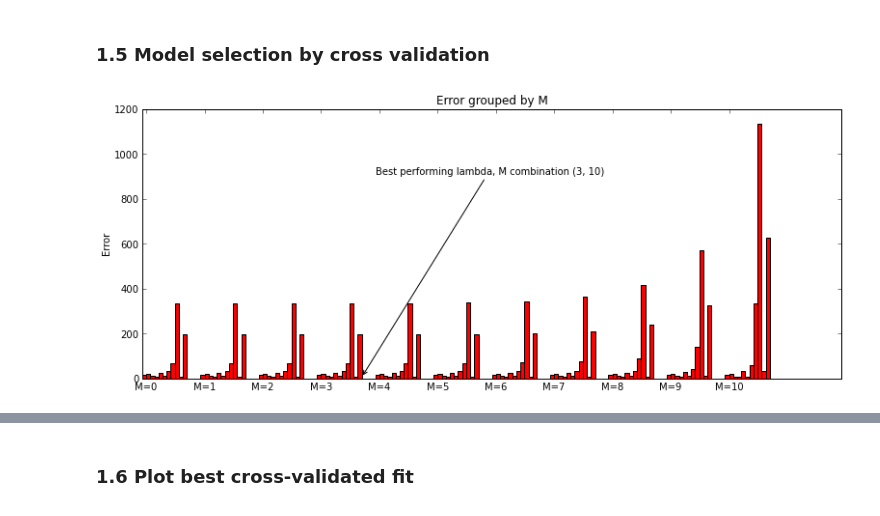
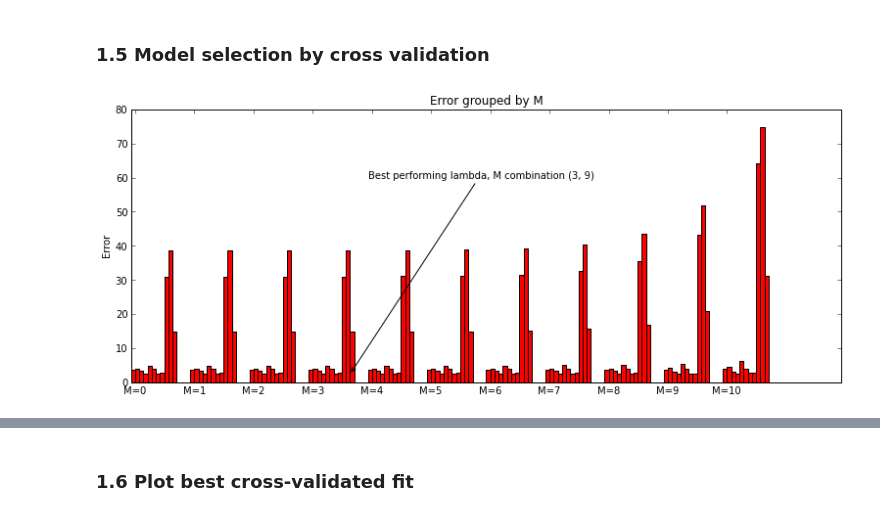
Before and after one commit to jaivalis/MLPR-Labs, a Jupyter notebook: Lab1Solutions.ipynb, the cells around one changed output, grey strips where cells are left out. Saved outputs shown, nothing was run; the diff lists cells and outputs as text; code cells hidden in the pictures.

```diff
--- a/Lab1Solutions.ipynb
+++ b/Lab1Solutions.ipynb
@@ -232,7 +232,7 @@ def model_evaluation(dataX,dataY):
                 #sum calculated prediction error
                 error = error + (train_foldX[k] - np.polyval(poly, train_foldY[k]))**2
             #update models with error for M and lamb
-            models[m][10 - int(-1*math.log(lambd))] = (error[0]/8)
+            models[m][10 - int(-1*math.log(lambd))] = (sqrt(error[0]/9))
     return models
 
 def get_best_model(models):
@@ -260,31 +260,31 @@ def plot_errors(errors, best):
     for lam in errors:
         ax.bar(ind, lam, width, color='r')
         ind = ind + width
 
     ax.set_ylabel('Error')
     ax.set_title('Error grouped by M')
     ax.set_xticks(np.arange(groups) + width)
     ax.set_xticklabels(('M=0', 'M=1', 'M=2', 'M=3', 'M=4', 'M=5', 'M=6', 'M=7', 'M=8', 'M=9', 'M=10'))
 
     ## highlight best ##
     times = 0
     highestError = 0
     for m in errors:
        for n in m:
             highestError = max(highestError, n)
     bestHeight = errors[bestX][bestY]
 
     ax.annotate('Best performing lambda, M combination (' + str(bestX) + ', ' + str(bestY) + ')',
                 xy=(bestX + (bestY + 1) * width, bestHeight), xycoords='data',
                 xytext=(4, 0.8 * highestError), textcoords='data',
                 arrowprops=dict(arrowstyle="->",
                                 connectionstyle="arc3"),
                 )
     plt.show()
 
 sampleData = generateSampleDataSet(9)
 models = model_evaluation(sampleData[0],sampleData[1])
 
 plot_errors(models, get_best_model(models))
 # %% [output]
-[figure, old version]
+[figure, new version]
```
Also changed, not shown: parts of 13 cells of this notebook.
